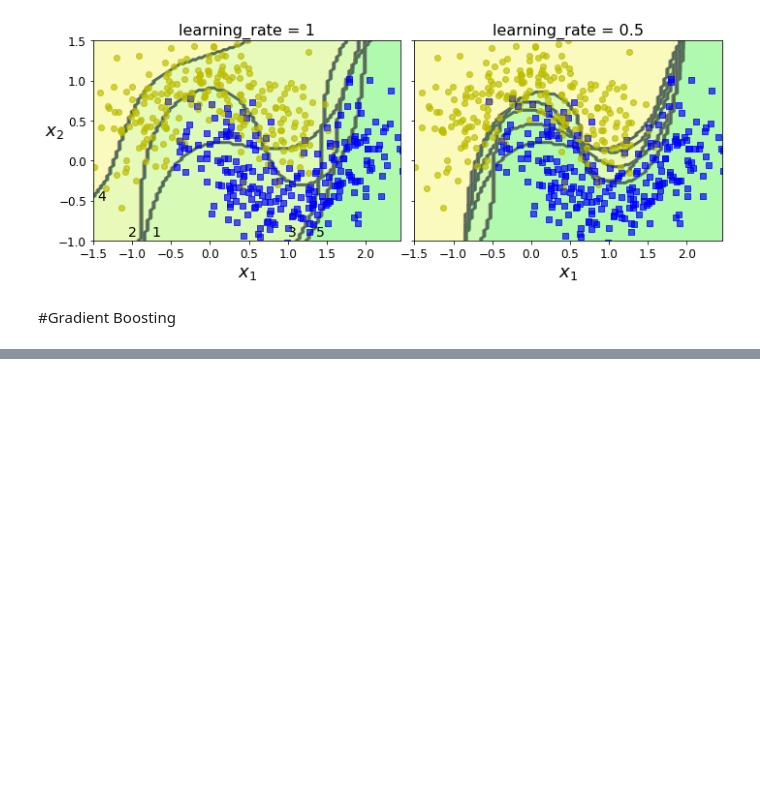
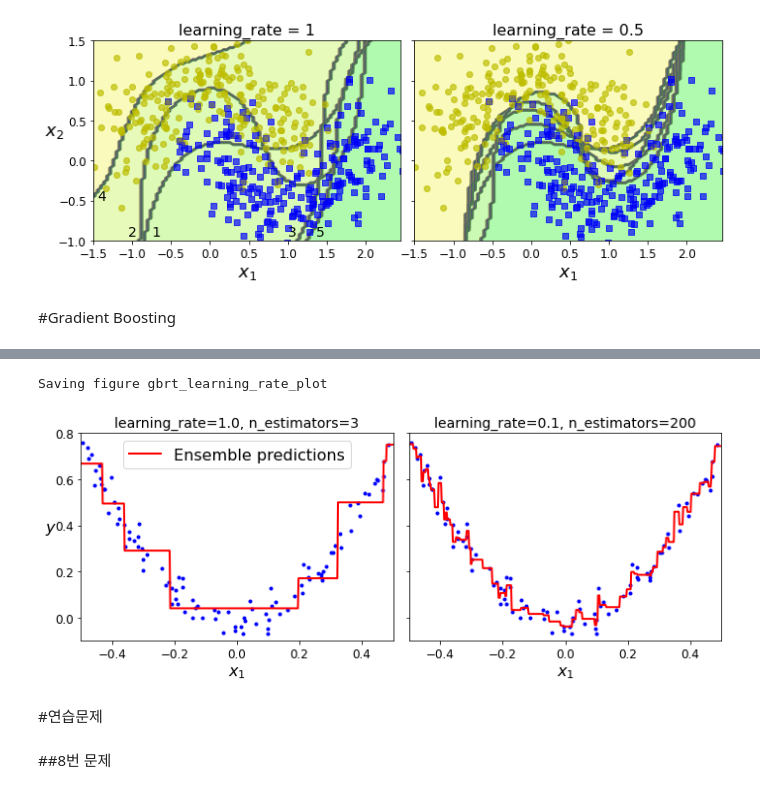
Before and after one commit to ansehoon1999/hands-on_practice, a Jupyter notebook: 07_machine_learning.ipynb, the cells around one changed output, grey strips where cells are left out. Cells and saved outputs as stored; diff of their text form; code cells hidden in the pictures; blank space fills up the shorter version.

```diff
--- a/07_machine_learning.ipynb
+++ b/07_machine_learning.ipynb
@@ -357,0 +443,5 @@ y = 3*X[:, 0]**2 + 0.05 * np.random.randn(100)
+# %%
+from sklearn.ensemble import GradientBoostingRegressor
+
+gbrt = GradientBoostingRegressor(max_depth=2, n_estimators=3, learning_rate=1.0, random_state=42)
+gbrt.fit(X, y)
@@ -357,0 +458,3 @@ y = 3*X[:, 0]**2 + 0.05 * np.random.randn(100)
+# %%
+gbrt_slow = GradientBoostingRegressor(max_depth=2, n_estimators=200, learning_rate=0.1, random_state=42)
+gbrt_slow.fit(X, y)
@@ -357,0 +471,23 @@ y = 3*X[:, 0]**2 + 0.05 * np.random.randn(100)
+# %%
+fix, axes = plt.subplots(ncols=2, figsize=(10,4), sharey=True)
+
+plt.sca(axes[0])
+plot_predictions([gbrt], X, y, axes=[-0.5, 0.5, -0.1, 0.8], label="Ensemble predictions")
+plt.title("learning_rate={}, n_estimators={}".format(gbrt.learning_rate, gbrt.n_estimators), fontsize=14)
+plt.xlabel("$x_1$", fontsize=16)
+plt.ylabel("$y$", fontsize=16, rotation=0)
+
+plt.sca(axes[1])
+plot_predictions([gbrt_slow], X, y, axes=[-0.5, 0.5, -0.1, 0.8])
+plt.title("learning_rate={}, n_estimators={}".format(gbrt_slow.learning_rate, gbrt_slow.n_estimators), fontsize=14)
+plt.xlabel("$x_1$", fontsize=16)
+
+save_fig("gbrt_learning_rate_plot")
+plt.show()
+# %% [output]
+Saving figure gbrt_learning_rate_plot
+[figure, added]
+# %% [markdown]
+#연습문제
+# %% [markdown]
+##8번 문제
```
Also changed, not shown: parts of 23 cells of this notebook.
